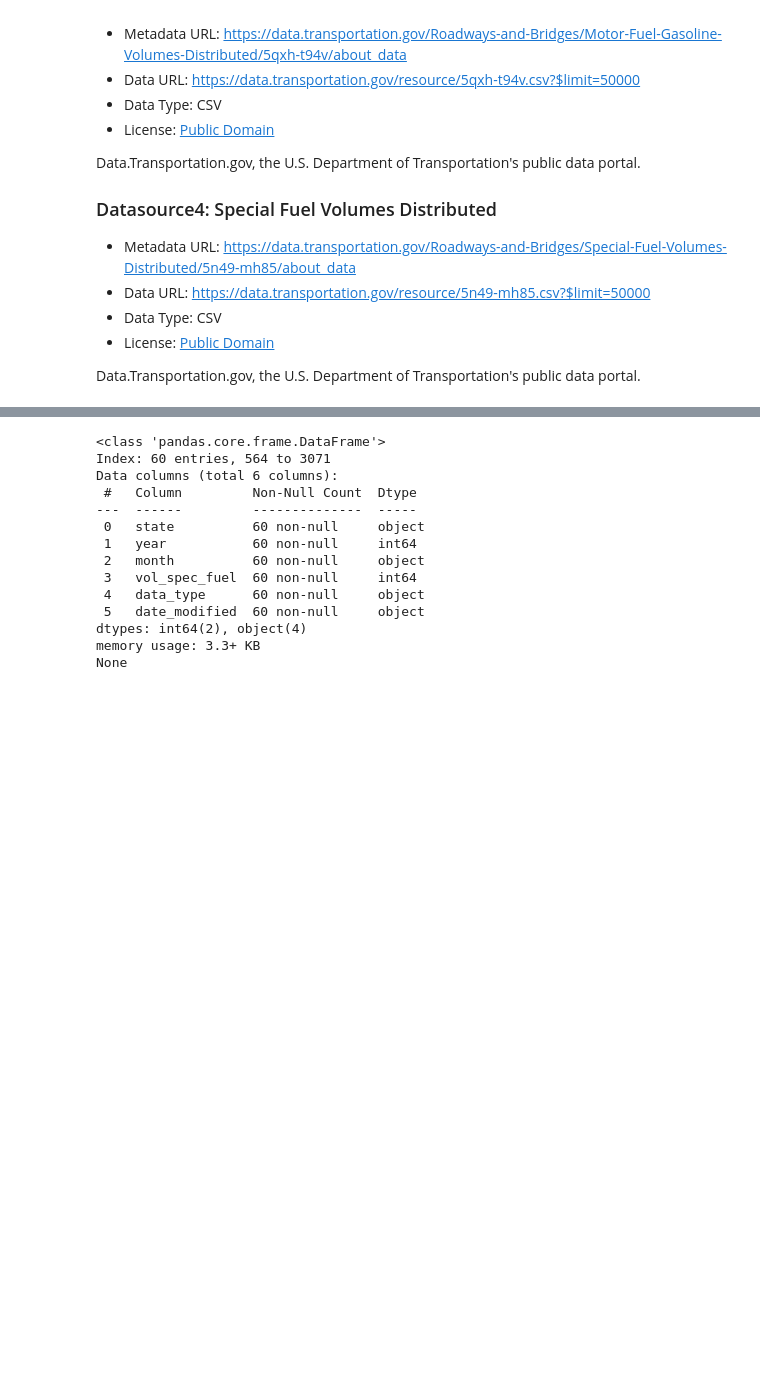
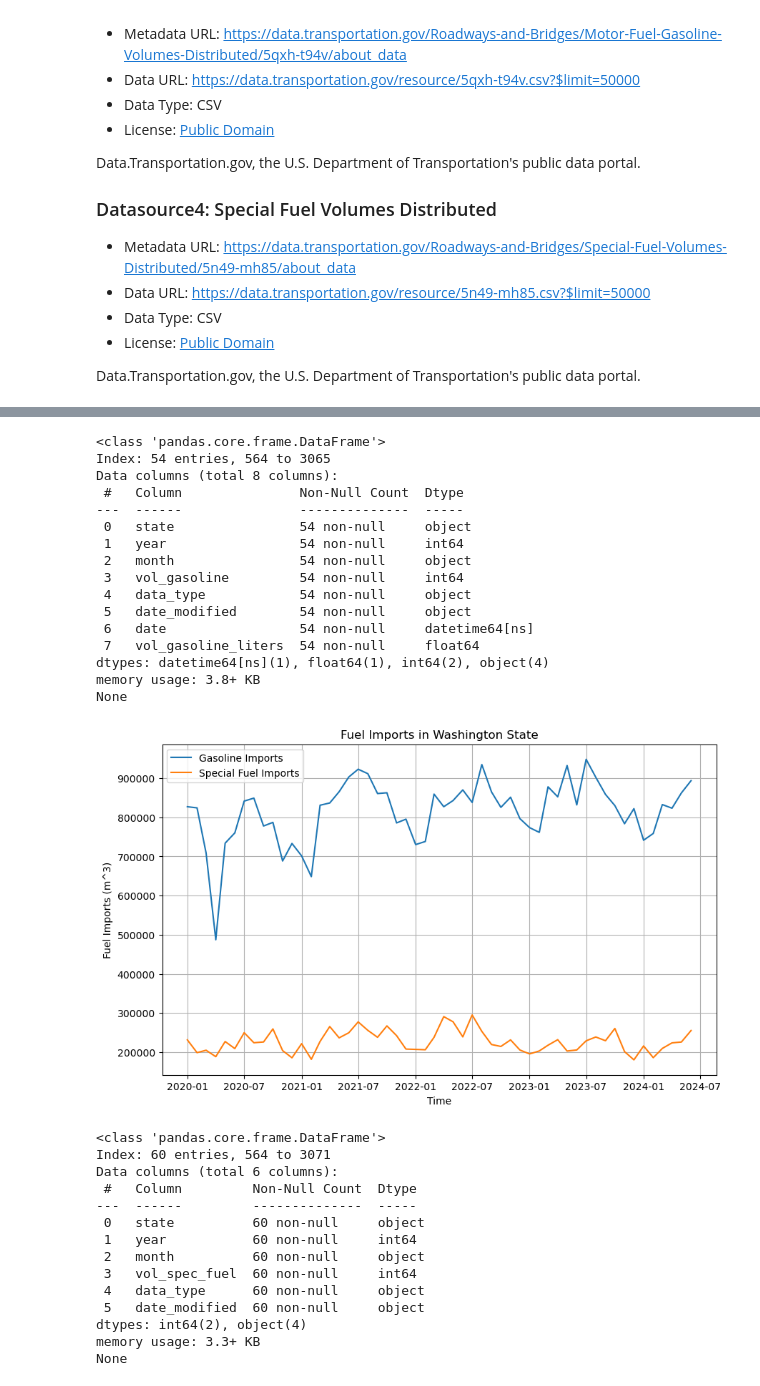
Before and after one commit to korn3lie/made-project, a Jupyter notebook: project/data_exploration.ipynb, the cells around one changed output, grey strips where cells are left out. Drawn from its saved outputs; the diff is of its cells as text; code cells hidden in the pictures; blank space fills up the shorter version.

```diff
--- a/project/data_exploration.ipynb
+++ b/project/data_exploration.ipynb
@@ -94,3 +120,48 @@ None
+# %%
+print(df1.info())
+
+import matplotlib.pyplot as plt
+
+# Create a new column with the month name and year
+df1['date'] = pd.to_datetime(df1[['year', 'month']].apply(lambda x: f"{x['year']}-{x['month']}", axis=1), format='%Y-%B')
+df2['date'] = pd.to_datetime(df2[['year', 'month']].apply(lambda x: f"{x['year']}-{x['month']}", axis=1), format='%Y-%B')
+
+# Remove rows with zero values
+df1 = df1[df1['vol_gasoline'] != 0]
+df2 = df2[df2['vol_spec_fuel'] != 0]
+
+# Convert gallons to cubic meters
+df1['vol_gasoline_m3'] = df1['vol_gasoline'] * 0.0037854
+df2['vol_spec_fuel_m3'] = df2['vol_spec_fuel'] * 0.0037854
+
+# Plot the time series chart
+plt.figure(figsize=(10,6))
+plt.plot(df1['date'], df1['vol_gasoline_m3'], label='Gasoline Imports')
+plt.plot(df2['date'], df2['vol_spec_fuel_m3'], label='Special Fuel Imports')
+plt.xlabel('Time')
+plt.ylabel('Fuel Imports (m^3)')
+plt.title('Fuel Imports in Washington State')
+plt.grid(True)
+plt.legend()
+plt.show()
+# %% [output]
+<class 'pandas.core.frame.DataFrame'>
+Index: 54 entries, 564 to 3065
+Data columns (total 8 columns):
+ #   Column               Non-Null Count  Dtype
+---  ------               --------------  -----
+ 0   state                54 non-null     object
+ 1   year                 54 non-null     int64
+ 2   month                54 non-null     object
+ 3   vol_gasoline         54 non-null     int64
+ 4   data_type            54 non-null     object
+ 5   date_modified        54 non-null     object
+ 6   date                 54 non-null     datetime64[ns]
+ 7   vol_gasoline_liters  54 non-null     float64
+dtypes: datetime64[ns](1), float64(1), int64(2), object(4)
+memory usage: 3.8+ KB
+None
+[figure, added]
 # %%
 print(df2.info())
 # %% [output]
```
Also changed, not shown: parts of 6 cells of this notebook, 4 other files.
